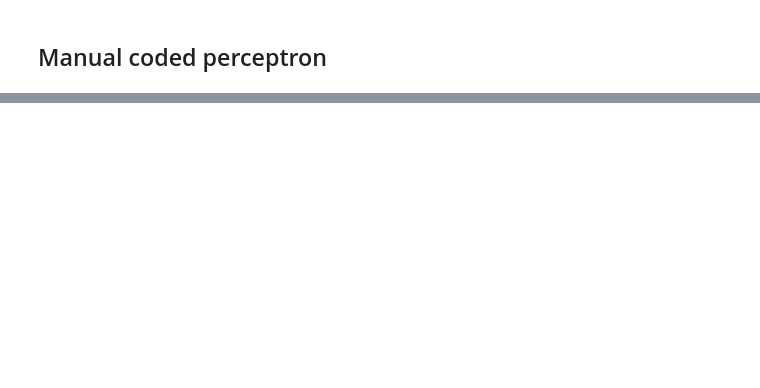
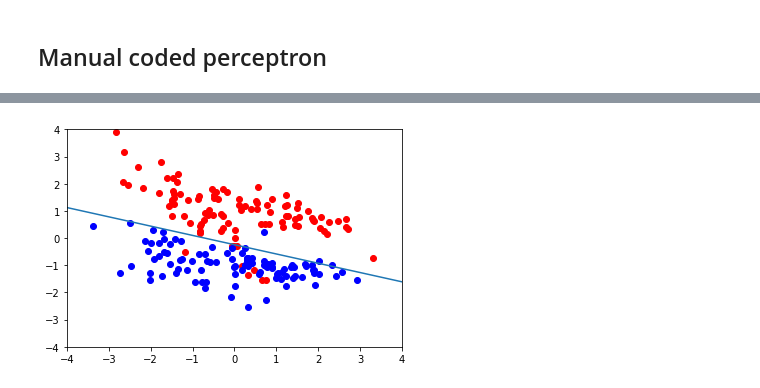
Before and after one commit to colaberry/DSin100days, a Jupyter notebook: notebooks/Perceptron/single-layer-perceptron.ipynb, the cells around one changed output, grey strips where cells are left out. Drawn from its saved outputs; the diff is of its cells as text; code cells hidden in the pictures; blank space fills up the shorter version.

```diff
--- a/notebooks/Perceptron/single-layer-perceptron.ipynb
+++ b/notebooks/Perceptron/single-layer-perceptron.ipynb
@@ -66,0 +128,15 @@ plt.show()
+# %%
+manual_slope = -(weights[0]/weights[1])
+manual_intercept = -(1.0/weights[1])
+# %%
+x_values = np.linspace(-5,5,1000)
+desc_boundary = manual_slope*x_values+ manual_intercept
+plt.figure()
+plt.scatter(red_x[:,0], red_x[:,1], color="red")
+plt.scatter(blue_x[:,0], blue_x[:,1], color="blue")
+plt.plot(x_values, desc_boundary)
+plt.xlim([-4,4])
+plt.ylim([-4,4])
+plt.show()
+# %% [output]
+[figure, added]
```
Also changed, not shown: parts of 7 cells of this notebook.
